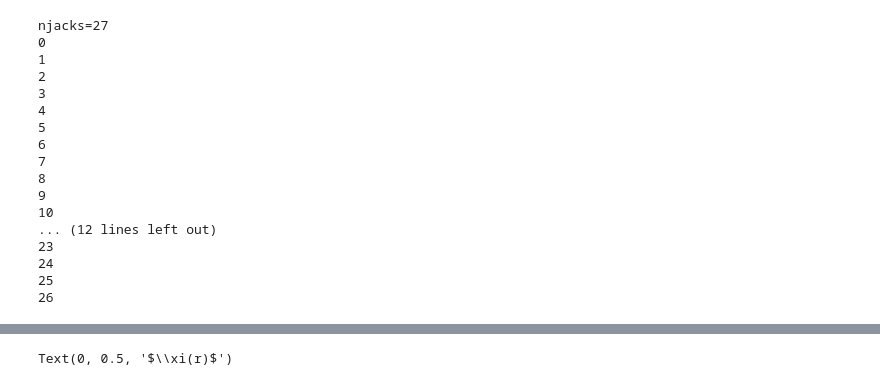
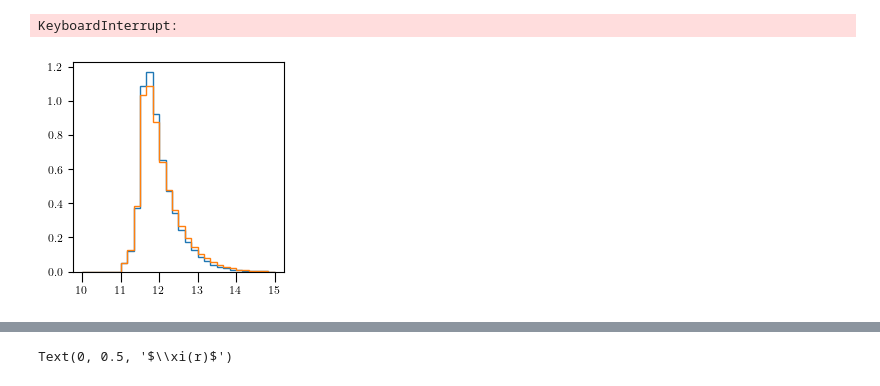
Before and after one commit to divyarana-cosmo/halo_bias, a Jupyter notebook: LSS_buggy_plotting.ipynb, the cells around one changed output, grey strips where cells are left out. Cells and saved outputs as stored; diff of their text form; code cells hidden in the pictures.

```diff
--- a/LSS_buggy_plotting.ipynb
+++ b/LSS_buggy_plotting.ipynb
@@ -8,11 +52,31 @@ import pandas as pd
+# %%
+
+bins = np.linspace(10,15,31)
+
+plt.subplot(2,2,1)
+# full hmf
+yy = dat['mvir']
+plt.hist(np.log10(yy),weights=0.0*yy + 1/(2500)**3, bins=bins, histtype='step', density=1)
+# top 25 percentile
+idx = counts>np.percentile(counts,75)
+yy = dat['mvir'][np.isin(xjkreg, uqjkregs[idx])]
+plt.hist(np.log10(yy),weights=0.0*yy + 1/(2500)**3, bins=bins, histtype='step', density=1)
+# bottom 25 percentile
+idx = counts<np.percentile(counts,25)
+yy = dat['mvir'][np.isin(xjkreg, uqjkregs[idx])]
+plt.hist(np.log10(yy),weights=0.0*yy + 1/(2500)**3, bins=bins, histtype='step', density=1)
+
+plt.yscale('log')
+
+
+mfunc = mass_function.massFunction(10**bins, 0.0, mdef = 'vir', model = 'tinker08', q_out = 'dndlnM')
+plt.plot(bins, mfunc, '-', label = 'z = %.1f' % (0.0))
+# %% [output]
+KeyboardInterrupt:
+[figure, added]
 # %%
-# getting the data
-dat = pd.read_csv('halo_catalog.csv')
-dat['x'] = dat['x']%2500
-dat['y'] = dat['y']%2500
-dat['z'] = dat['z']%2500
 #assigning jackknife region
-ljacks = 3
+ljacks = 100
 jlen = 2500/ljacks
 ix = dat['x']//jlen; iy = dat['y']//jlen; iz = dat['z']//jlen
 
@@ -44,24 +108,6 @@ for jj in range(njacks):
 
     xi[x0:x1] = DD/RR - 1
     print(jj)
-# %% [output]
-njacks=27
-0
-1
-2
-3
-4
-5
-6
-7
-8
-9
-10
-... (12 lines left out)
-23
-24
-25
-26
 # %%
 from colossus.cosmology import cosmology
 cosmo = cosmology.setCosmology('planck18')
```
Also changed, not shown: parts of 7 cells of this notebook.
